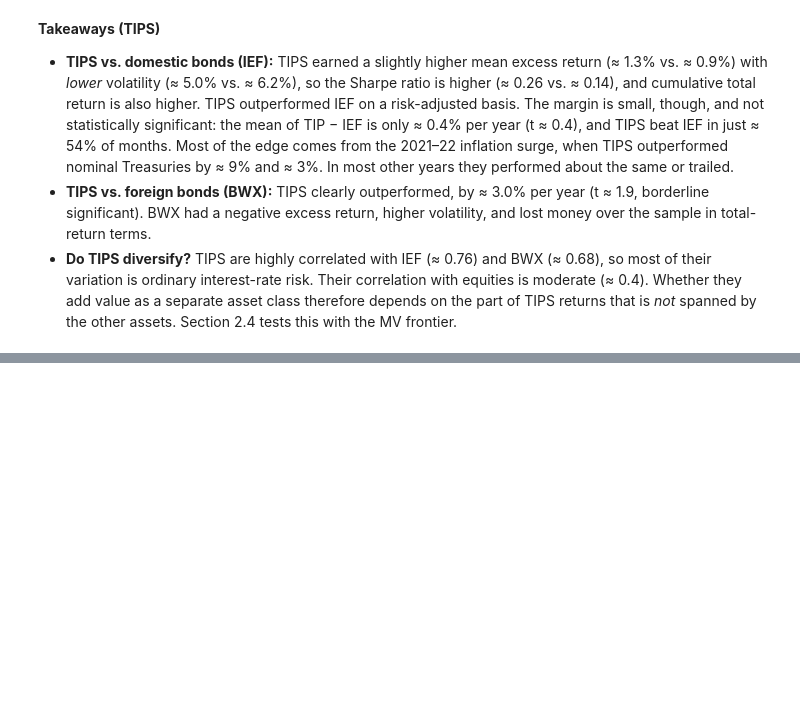
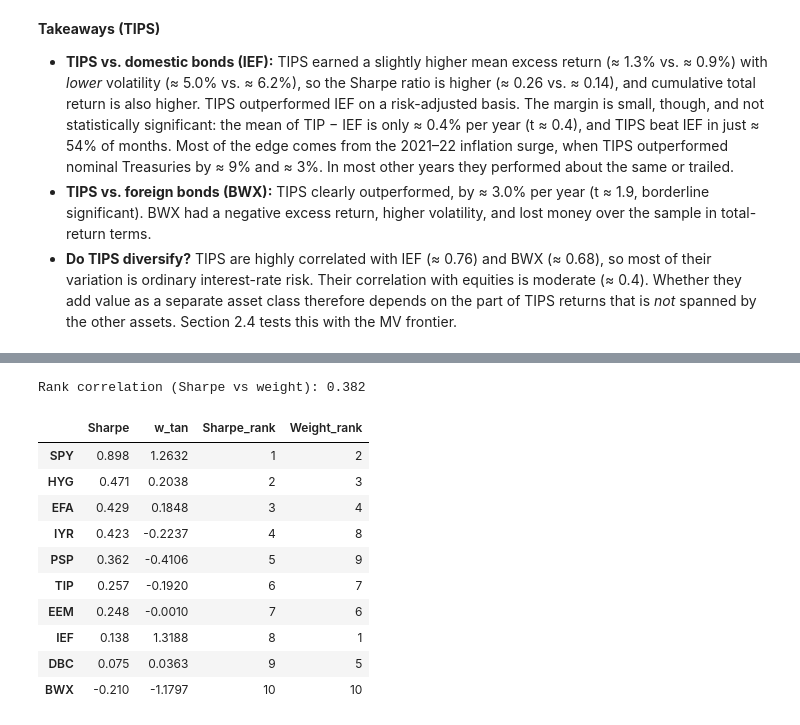
Before and after one commit to Brendon-Wang/harvard-endowment, a Jupyter notebook: harvard_endowment.ipynb, the cells around one changed output, grey strips where cells are left out. Saved outputs shown, nothing was run; the diff lists cells and outputs as text; code cells hidden in the pictures; blank space fills up the shorter version.

```diff
--- a/harvard_endowment.ipynb
+++ b/harvard_endowment.ipynb
@@ -214,0 +215,18 @@ plt.show()
+# %%
+# ── 3. The Tangency Portfolio ─────────────────────────────────────────────────
+
+# Sample moments (annualised)
+mu    = rets.mean() * FREQ                    # E[r] vector (annualised)
+Sigma = rets.cov()  * FREQ                    # Cov matrix  (annualised)
+
+# Tangency weights: w^tan ∝ Σ⁻¹ μ  (long/short, unconstrained)
+Sigma_inv  = np.linalg.inv(Sigma.values)
+raw        = Sigma_inv @ mu.values            # unnormalised
+w_tan      = raw / raw.sum()                  # weights sum to 1
+
+w_tan_s = pd.Series(w_tan, index=rets.columns, name='w_tan')
+
+print('Tangency portfolio weights  (sum =', f'{w_tan_s.sum():.4f})')
+w_tan_s.sort_values(ascending=False).to_frame().style \
+    .format('{:.4f}') \
+    .background_gradient(cmap='RdYlGn')
@@ -214,0 +246,31 @@ plt.show()
+# %%
+# ── Weight vs Sharpe-ratio ranking comparison ─────────────────────────────────
+
+comparison = pd.DataFrame({
+    'Sharpe':       summary['Sharpe'],          # already computed above
+    'w_tan':        w_tan_s,
+    'Sharpe_rank':  summary['Sharpe'].rank(ascending=False).astype(int),
+    'Weight_rank':  w_tan_s.rank(ascending=False).astype(int),
+}).sort_values('Sharpe_rank')
+
+rank_corr = comparison['Sharpe_rank'].corr(comparison['Weight_rank'])
+print(f'Rank correlation (Sharpe vs weight): {rank_corr:.3f}')
+
+comparison.style \
+    .format({'Sharpe': '{:.3f}', 'w_tan': '{:.4f}',
+             'Sharpe_rank': '{:.0f}', 'Weight_rank': '{:.0f}'}) \
+    .background_gradient(subset=['Sharpe'],  cmap='RdYlGn') \
+    .background_gradient(subset=['w_tan'],   cmap='RdYlGn')
+# %% [output]
+Rank correlation (Sharpe vs weight): 0.382
+|  | Sharpe | w_tan | Sharpe_rank | Weight_rank |
+| SPY | 0.898 | 1.2632 | 1 | 2 |
+| HYG | 0.471 | 0.2038 | 2 | 3 |
+| EFA | 0.429 | 0.1848 | 3 | 4 |
+| IYR | 0.423 | -0.2237 | 4 | 8 |
+| PSP | 0.362 | -0.4106 | 5 | 9 |
+| TIP | 0.257 | -0.1920 | 6 | 7 |
+| EEM | 0.248 | -0.0010 | 7 | 6 |
+| IEF | 0.138 | 1.3188 | 8 | 1 |
+| DBC | 0.075 | 0.0363 | 9 | 5 |
+| BWX | -0.210 | -1.1797 | 10 | 10 |
```
Also changed, not shown: parts of 14 cells of this notebook.
